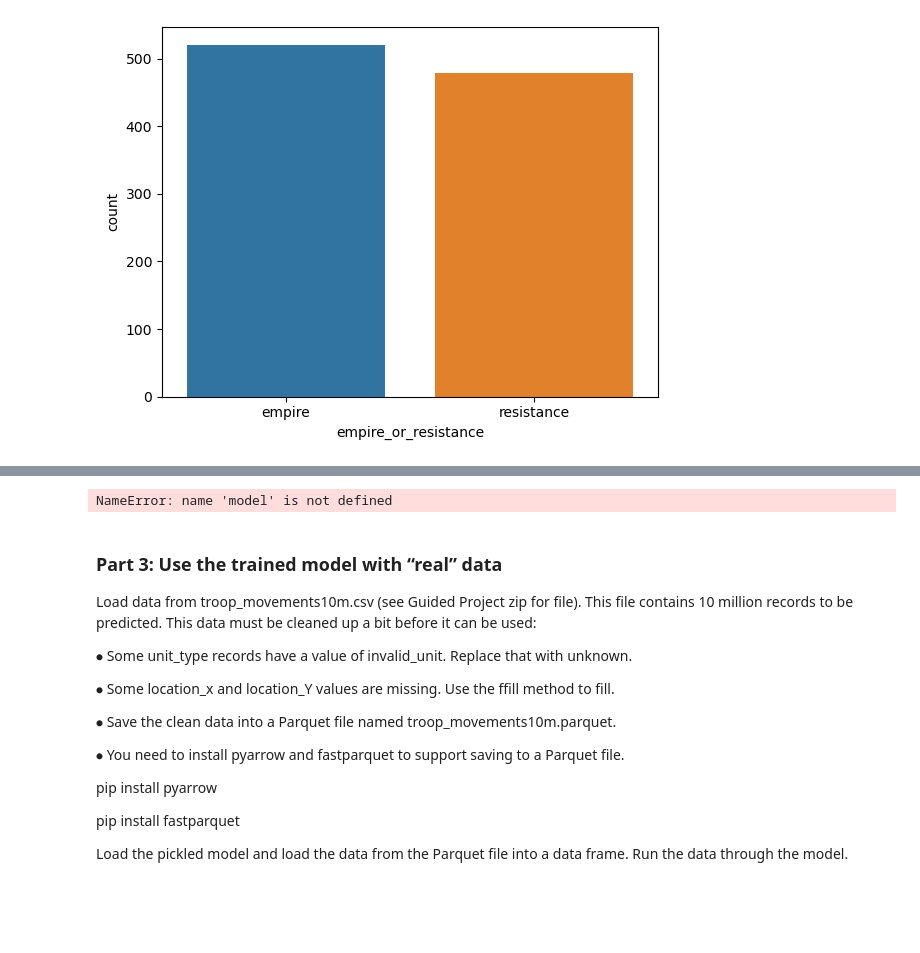
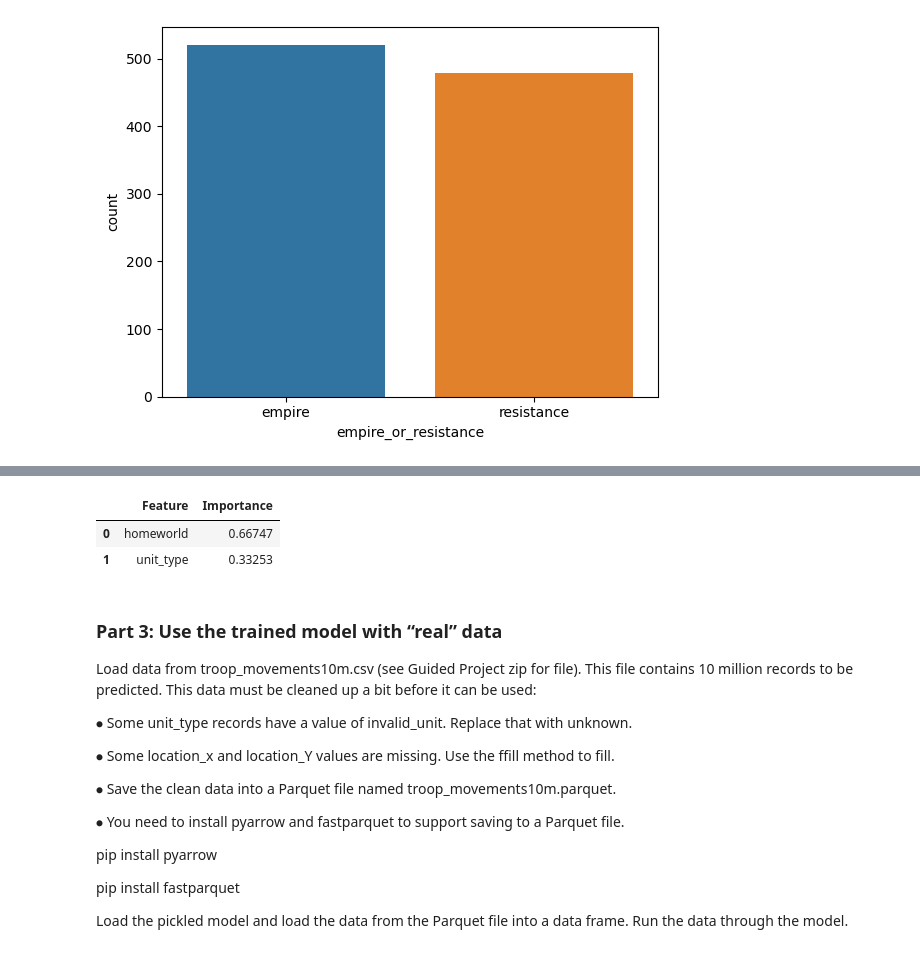
Before and after one commit to atbreen/EDP_Guided_Project_3, a Jupyter notebook: Guided_Project_3.ipynb, the cells around one changed output, grey strips where cells are left out. Cells and saved outputs as stored; diff of their text form; code cells hidden in the pictures; blank space fills up the shorter version.

```diff
--- a/Guided_Project_3.ipynb
+++ b/Guided_Project_3.ipynb
@@ -167,0 +202,9 @@ enc = OrdinalEncoder()
+# %%
+
+X_train, X_test, y_train, y_test = train_test_split(X_encoded, y_encoded, test_size=0.15, random_state=1)
+
+model = DecisionTreeClassifier()
+model = clf.fit(X_train,y_train)
+
+y_pred = model.predict(X_test)
+y_pred
@@ -170,13 +223,16 @@ enc = OrdinalEncoder()
 # %%
 # Create a bar plot that shows feature importance.
 # Example code to get feature importance:
 # Get feature importances
 importances = model.feature_importances_
 
 # Create a DataFrame to hold the feature importances
 feature_importances = pd.DataFrame({'Feature': X_encoded.columns, 'Importance': importances})
+feature_importances
 # %% [output]
-NameError: name 'model' is not defined
+|  | Feature | Importance |
+| 0 | homeworld | 0.66747 |
+| 1 | unit_type | 0.33253 |
 # %%
 # Save to model as a pickle file named trained_model.pkl
 # %% [markdown]
```
Also changed, not shown: parts of 5 cells of this notebook.
